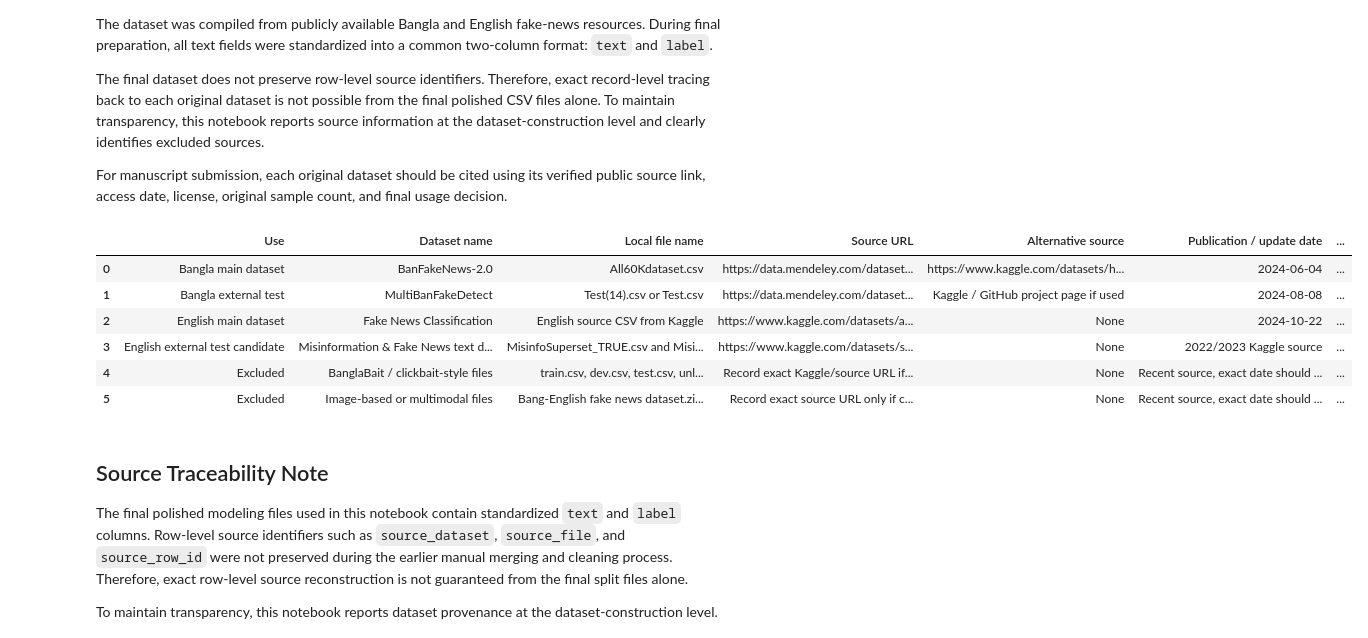
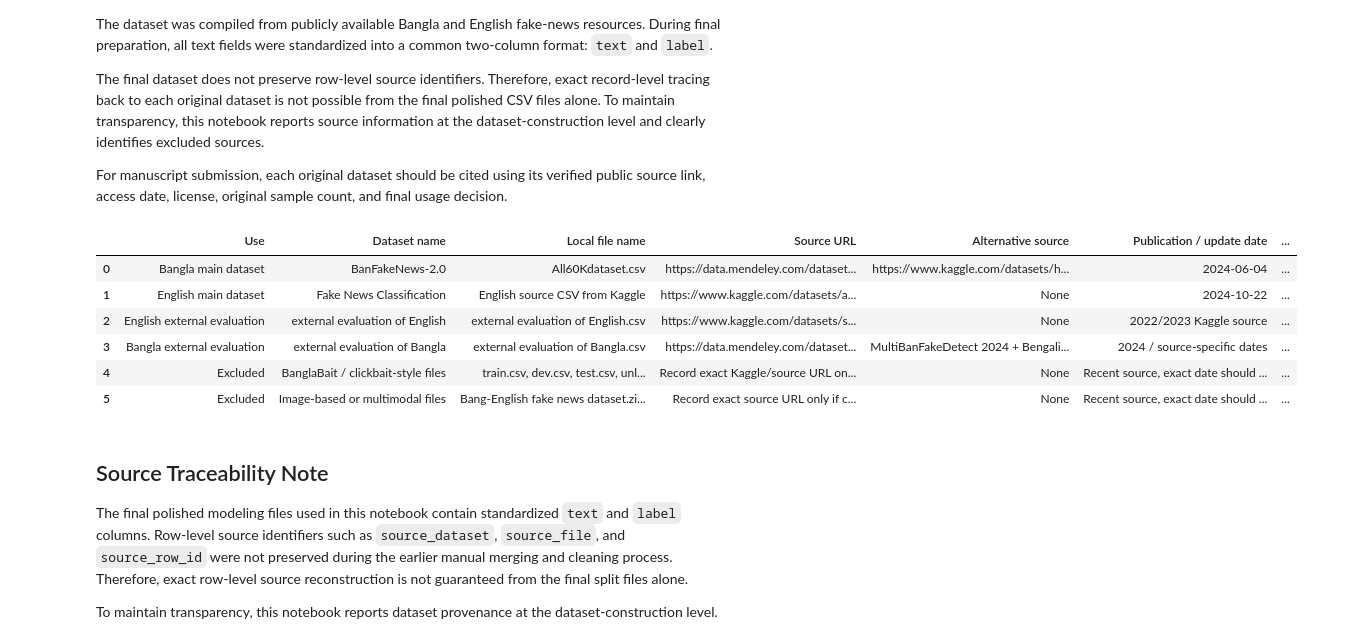
Before and after one commit to rahadul231/Fake-News-Detection-in-English-and-Bangla, a Jupyter notebook: fake-news-detection-in-english-and-bangla.ipynb, the cells around one changed output. Cells and saved outputs as stored; diff of their text form; code cells hidden in the pictures.

```diff
--- a/fake-news-detection-in-english-and-bangla.ipynb
+++ b/fake-news-detection-in-english-and-bangla.ipynb
@@ -248,13 +250,13 @@ The final dataset does not preserve row-level source identifiers. Therefore, exa
 
 For manuscript submission, each original dataset should be cited using its verified public source link, access date, license, original sample count, and final usage decision.
 # %%
-# Step 3A: Publication-Safe Dataset Source, License, and Access-Date Table
+# Step 4: Publication-Safe Dataset Source, License, and Access-Date Table
 
 # IMPORTANT:
 # Access date means the date you accessed/downloaded/verified the source page.
-# If your actual access date is different, change "2026-06-15" to your real date.
+# Change this date if your actual access date is different.
 
-DATASET_ACCESS_DATE = "2026-06-15"
+DATASET_ACCESS_DATE = "2026-06-19"
 
 dataset_source_table = pd.DataFrame([
     {
@@ -270,22 +272,7 @@ dataset_source_table = pd.DataFrame([
         "Notebook label mapping": "0 = fake, 1 = real",
         "License": "CC BY 4.0",
         "License verification status": "Verified from Mendeley Data page",
-        "Decision": "Used / recommended as recent Bangla main source"
-    },
-    {
-        "Use": "Bangla external test",
-        "Dataset name": "MultiBanFakeDetect",
-        "Local file name": "Test(14).csv or Test.csv",
-        "Source URL": "https://data.mendeley.com/datasets/k5pbz9795f/1",
-        "Alternative source": "Kaggle / GitHub project page if used",
-        "Publication / update date": "2024-08-08",
-        "Access date": DATASET_ACCESS_DATE,
-        "Original size / note": "9,600 total samples; 7,680 train, 960 test, 960 validation",
-        "Original label mapping": "0 = non-fake, 1 = fake",
-        "Notebook label mapping": "Remapped to 0 = fake, 1 = real",
-        "License": "CC BY 4.0",
-        "License verification status": "Verified from Mendeley Data page",
-        "Decision": "Used / recommended only as external Bangla test set"
+        "Decision": "Used as recent Bangla main source"
     },
     {
         "Use": "English main dataset",
@@ -300,64 +287,79 @@ dataset_source_table = pd.DataFrame([
         "Notebook label mapping": "0 = fake, 1 = real",
         "License": "Apache 2.0",
         "License verification status": "Verified from Kaggle / indexed dataset metadata",
-        "Decision": "Used / recommended as English main source if not reused as external test"
+        "Decision": "Used as English main source"
     },
     {
-        "Use": "English external test candidate",
-        "Dataset name": "Misinformation & Fake News text dataset 79K",
-        "Local file name": "MisinfoSuperset_TRUE.csv and MisinfoSuperset_FAKE.csv",
+        "Use": "English external evaluation",
+        "Dataset name": "external evaluation of English",
+        "Local file name": "external evaluation of English.csv",
         "Source URL": "https://www.kaggle.com/datasets/stevenpeutz/misinformation-fake-news-text-dataset-79k",
         "Alternative source": "None",
         "Publication / update date": "2022/2023 Kaggle source",
         "Access date": DATASET_ACCESS_DATE,
-        "Original size / note": "34,975 true articles and 43,642 misinformation/fake/propaganda articles",
+        "Original size / note": "Original source contains TRUE and FAKE/misinformation files; final prepared evaluation file contains 34,001 fake and 34,001 real samples",
         "Original label mapping": "TRUE file = real, FAKE file = fake",
         "Notebook label mapping": "0 = fake, 1 = real",
         "License": "GNU Lesser General Public License 3.0",
         "License verification status": "Verified from Kaggle / indexed dataset metadata",
-        "Decision": "Use only if not included in training, validation, or internal test data"
+        "Decision": "Used as independent English external evaluation after structural cleaning, label assignment, balancing, and shuffling"
+    },
+    {
+        "Use": "Bangla external evaluation",
+        "Dataset name": "external evaluation of Bangla",
+        "Local file name": "external evaluation of Bangla.csv",
+        "Source URL": "https://data.mendeley.com/datasets/k5pbz9795f/1; https://www.kaggle.com/datasets/evilspirit05/bengali-fake-news-dataset",
+        "Alternative source": "MultiBanFakeDetect 2024 + Bengali Fake News Dataset cleanbn_fakenews.csv",
+        "Publication / update date": "2024 / source-specific dates",
+        "Access date": DATASET_ACCESS_DATE,
+        "Original size / note": "Final prepared external Bangla file contains 18,150 samples: 9,075 fake and 9,075 real",
+        "Original label mapping": "MultiBanFakeDetect: 1 = fake and 0 = non-fake; cleanbn_fakenews: 0 = fake and 1 = real/authentic",
+        "Notebook label mapping": "0 = fake, 1 = real",
+        "License": "MultiBanFakeDetect: CC BY 4.0; cleanbn_fakenews source license should be verified from the exact Kaggle source page before final manuscript",
+        "License verification status": "MultiBanFakeDetect verified; cleanbn_fakenews source page should be manually verified before final submission",
+        "Decision": "Used as independent Bangla external evaluation after duplicate removal, internal-overlap removal, label standardization, balancing, and shuffling"
     },
     {
         "Use": "Excluded",
         "Dataset name": "BanglaBait / clickbait-style files",
         "Local file name": "train.csv, dev.csv, test.csv, unlabelled_data.csv",
-        "Source URL": "Record exact Kaggle/source URL if cited",
+        "Source URL": "Record exact Kaggle/source URL only if cited",
         "Alternative source": "None",
         "Publication / update date": "Recent source, exact date should be checked only if cited",
         "Access date": DATASET_ACCESS_DATE,
         "Original size / note": "Clickbait/non-clickbait task, not pure fake/real news",
         "Original label mapping": "Task-specific clickbait labels",
         "Notebook label mapping": "Not used",
         "License": "Not used in this study",
         "License verification status": "Not required because excluded",
         "Decision": "Excluded to keep the study focused on fake-news detection"
     },
     {
         "Use": "Excluded",
         "Dataset name": "Image-based or multimodal files",
         "Local file name": "Bang-English fake news dataset.zip / Dataset.zip",
         "Source URL": "Record exact source URL only if cited",
         "Alternative source": "None",
         "Publication / update date": "Recent source, exact date should be checked only if cited",
         "Access date": DATASET_ACCESS_DATE,
         "Original size / note": "Image-based or multimodal data",
         "Original label mapping": "Not applicable for text-only TF-IDF pipeline",
         "Notebook label mapping": "Not used",
         "License": "Not used in this text-only study",
         "License verification status": "Not required because excluded",
         "Decision": "Excluded from this text-only notebook"
     }
 ])
 
 display(dataset_source_table)
 dataset_source_table.to_csv("publication_safe_dataset_source_table.csv", index=False)
 # %% [output]
 |  | Use | Dataset name | Local file name | Source URL | Alternative source | Publication / update date | ... |
 | 0 | Bangla main dataset | BanFakeNews-2.0 | All60Kdataset.csv | https://data.mendeley.com/dataset... | https://www.kaggle.com/datasets/h... | 2024-06-04 | ... |
-| 1 | Bangla external test | MultiBanFakeDetect | Test(14).csv or Test.csv | https://data.mendeley.com/dataset... | Kaggle / GitHub project page if used | 2024-08-08 | ... |
-| 2 | English main dataset | Fake News Classification | English source CSV from Kaggle | https://www.kaggle.com/datasets/a... | None | 2024-10-22 | ... |
-| 3 | English external test candidate | Misinformation & Fake News text d... | MisinfoSuperset_TRUE.csv and Misi... | https://www.kaggle.com/datasets/s... | None | 2022/2023 Kaggle source | ... |
-| 4 | Excluded | BanglaBait / clickbait-style files | train.csv, dev.csv, test.csv, unl... | Record exact Kaggle/source URL if... | None | Recent source, exact date should ... | ... |
+| 1 | English main dataset | Fake News Classification | English source CSV from Kaggle | https://www.kaggle.com/datasets/a... | None | 2024-10-22 | ... |
+| 2 | English external evaluation | external evaluation of English | external evaluation of English.csv | https://www.kaggle.com/datasets/s... | None | 2022/2023 Kaggle source | ... |
+| 3 | Bangla external evaluation | external evaluation of Bangla | external evaluation of Bangla.csv | https://data.mendeley.com/dataset... | MultiBanFakeDetect 2024 + Bengali... | 2024 / source-specific dates | ... |
+| 4 | Excluded | BanglaBait / clickbait-style files | train.csv, dev.csv, test.csv, unl... | Record exact Kaggle/source URL on... | None | Recent source, exact date should ... | ... |
 | 5 | Excluded | Image-based or multimodal files | Bang-English fake news dataset.zi... | Record exact source URL only if c... | None | Recent source, exact date should ... | ... |
 # %% [markdown]
 ## Source Traceability Note
```
Also changed, not shown: parts of 82 cells of this notebook.
